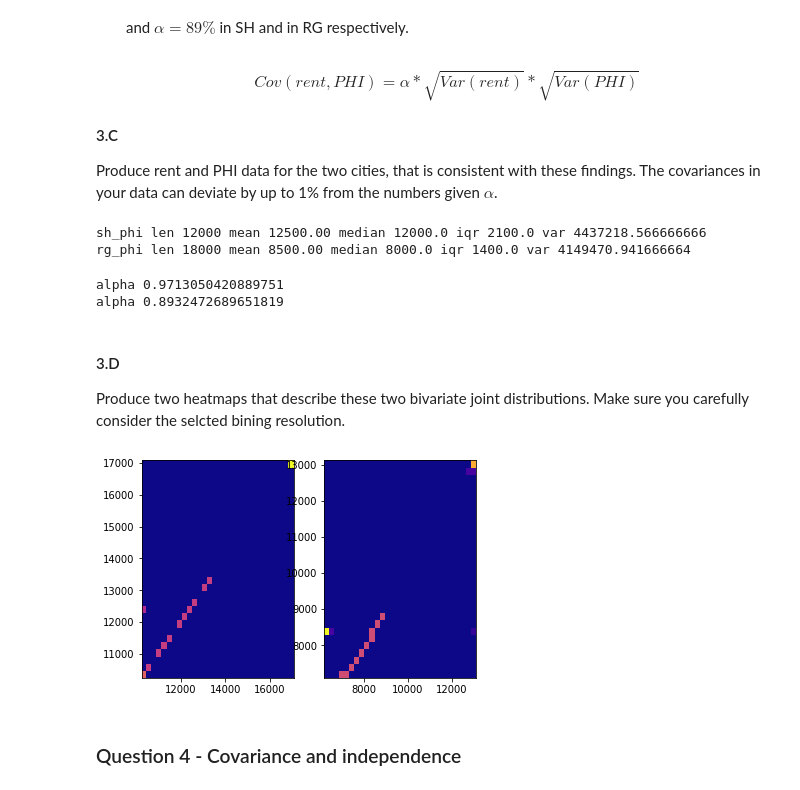
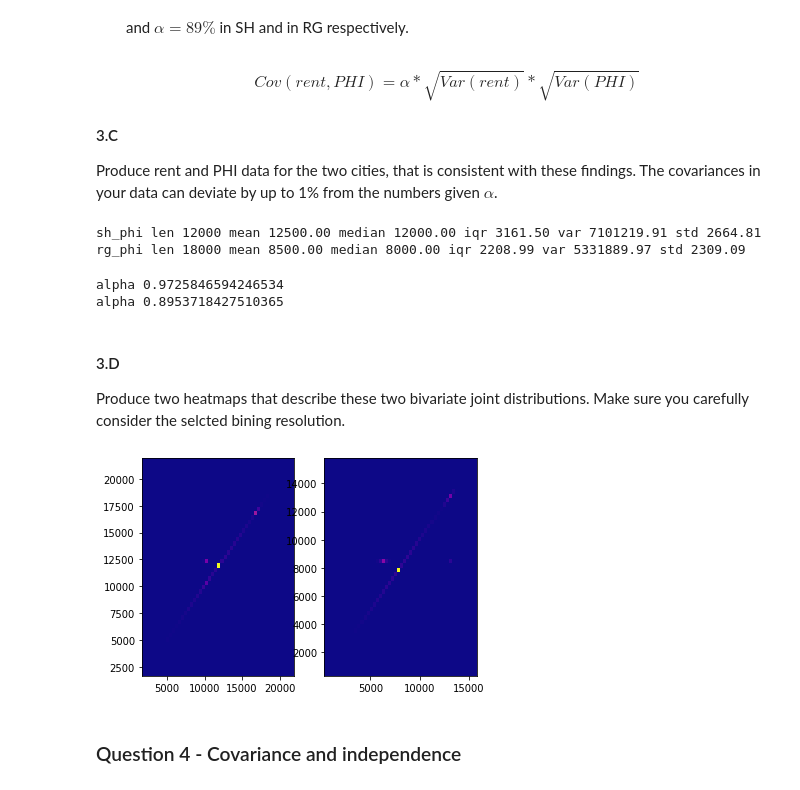
Before and after one commit to ihadanny/stat3620, a Jupyter notebook: HW1_034537969_322156159.ipynb, the cells around one changed output. Saved outputs shown, nothing was run; the diff lists cells and outputs as text; code cells hidden in the pictures.

Commit message:
final version - changed uniform to normal with pointy head

```diff
--- a/HW1_034537969_322156159.ipynb
+++ b/HW1_034537969_322156159.ipynb
@@ -154,6 +154,9 @@ def print_stats(x, name):
 # %%
-def uniform(median, width, n):
-    x = np.arange(median-width/2, median+width/2, width/10)
-    offset = median - np.median(x)
+import matplotlib.pyplot as plt
+def normal_with_pointy_head(median, width, n):
+    x = np.random.normal(median, width, n//2)
+    offset = median - np.mean(x)
     x += offset
-    return np.repeat(x, int(n/10))
+    return np.concatenate([x, np.array([median]*(n//2))])
+plt.hist(normal_with_pointy_head(1000, 100, 2000), bins=20)
+plt.show()
@@ -160,15 +170,13 @@ def uniform(median, width, n):
 # %%
-def fix_mean(x, desired_mean, desired_n, alpha=1.5):
-    #des_mean*des_n = cur_mean*cur_n + lump_n*(median+a) + lump_n*(median+b)
-    #(des_mean*des_n - cur_mean*cur_n)/lump_n - 2*median = a+b
+def change_mean_while_keeping_median(x, desired_mean, desired_n, alpha=1.5):
     current_mean = np.mean(x)
     current_median = np.median(x)
     current_n = len(x)
     lump_n = (desired_n - current_n) // 2
     s = (desired_mean*desired_n - current_mean*current_n)/lump_n - 2*current_median
     a, b = alpha*s, (1-alpha)*s
-    a_lump = uniform(a+current_median, lump_n/10, lump_n)
-    b_lump = uniform(b+current_median, lump_n/10, lump_n)
+    a_lump = normal_with_pointy_head(a+current_median, lump_n/10, lump_n)
+    b_lump = normal_with_pointy_head(b+current_median, lump_n/10, lump_n)
     return np.append(np.append(x, a_lump), b_lump)
 # %%
 import matplotlib.pyplot as plt
@@ -224,8 +232,8 @@ $$Cov(rent, PHI) = \alpha * \sqrt{Var(rent)} * \sqrt{Var(PHI)}$$
 Produce rent and PHI data for the two cities, that is consistent with these findings. The covariances in your data can deviate by up to 1% from the numbers given $\alpha$.
 # %%
 def gen_distrib(n, mean, median):
-    x = uniform(median, median/4, int(n*0.7))
-    x = fix_mean(x, mean, n, alpha=1.5)
+    x = normal_with_pointy_head(median, median/4, int(n*0.7))
+    x = change_mean_while_keeping_median(x, mean, n, alpha=1.5)
     return x
 
 sh_phi = gen_distrib(12000, 12500, 12000)
@@ -251,21 +259,21 @@ def find_alpha_rent(phi, required_alpha):
 sh_rent = find_alpha_rent(sh_phi, 0.97)
 rg_rent = find_alpha_rent(rg_phi, 0.89)
 # %% [output]
-sh_phi len 12000 mean 12500.00 median 12000.0 iqr 2100.0 var 4437218.566666666
-rg_phi len 18000 mean 8500.00 median 8000.0 iqr 1400.0 var 4149470.941666664
+sh_phi len 12000 mean 12500.00 median 12000.00 iqr 3161.50 var 7101219.91 std 2664.81
+rg_phi len 18000 mean 8500.00 median 8000.00 iqr 2208.99 var 5331889.97 std 2309.09
-alpha 0.9713050420889751
-alpha 0.8932472689651819
+alpha 0.9725846594246534
+alpha 0.8953718427510365
 # %% [markdown]
 #### 3.D
 Produce two heatmaps that describe these two bivariate joint distributions. Make sure you carefully consider the selcted bining resolution.
 # %%
 plt.subplot(1,2,1)
-plt.hist2d(sh_phi, sh_rent, bins=30, cmap='plasma')
+plt.hist2d(sh_phi, sh_rent, bins=50, cmap='plasma')
 plt.subplot(1,2,2)
-plt.hist2d(rg_phi, rg_rent, bins=30, cmap='plasma')
+plt.hist2d(rg_phi, rg_rent, bins=50, cmap='plasma')
 plt.show()
 # %% [output]
-[figure, old version]
+[figure, new version]
 # %% [markdown]
 ### Question 4 - Covariance and independence
 # %% [markdown]
```
Also changed, not shown: parts of 9 cells of this notebook.
